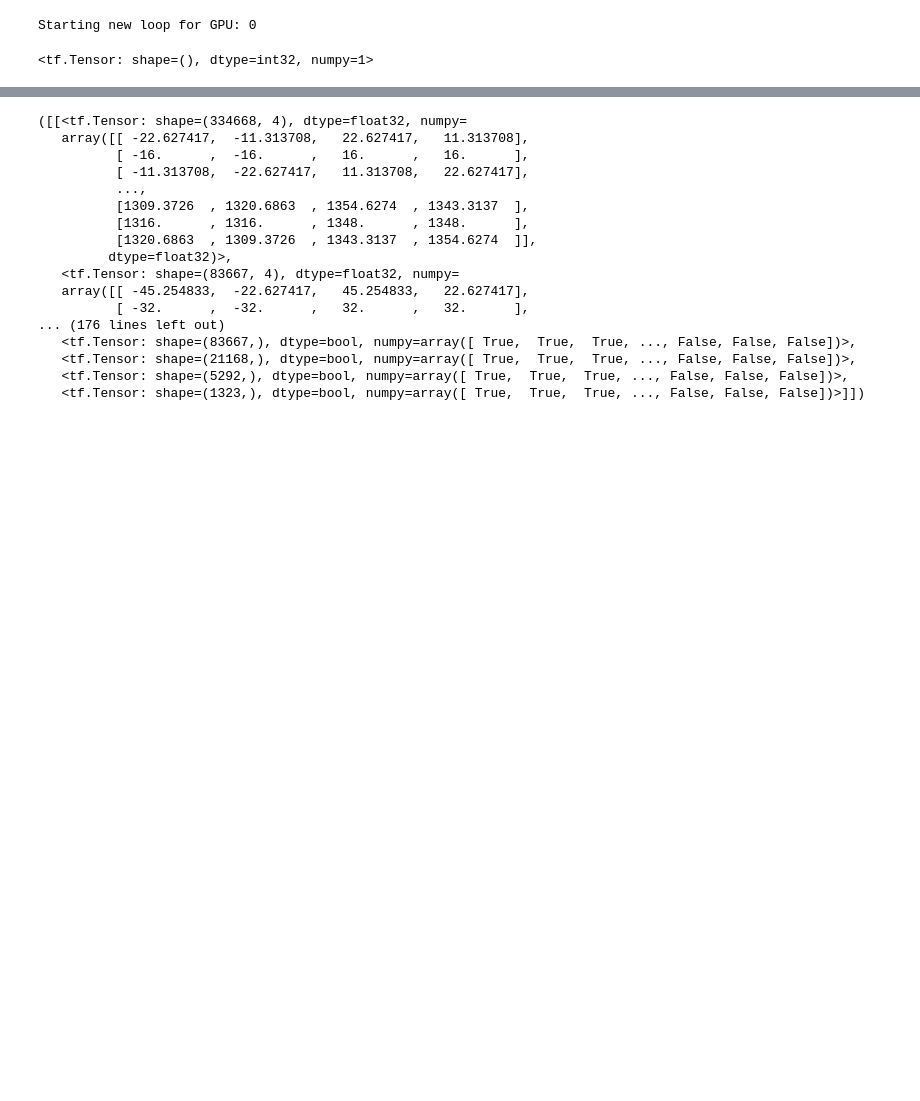
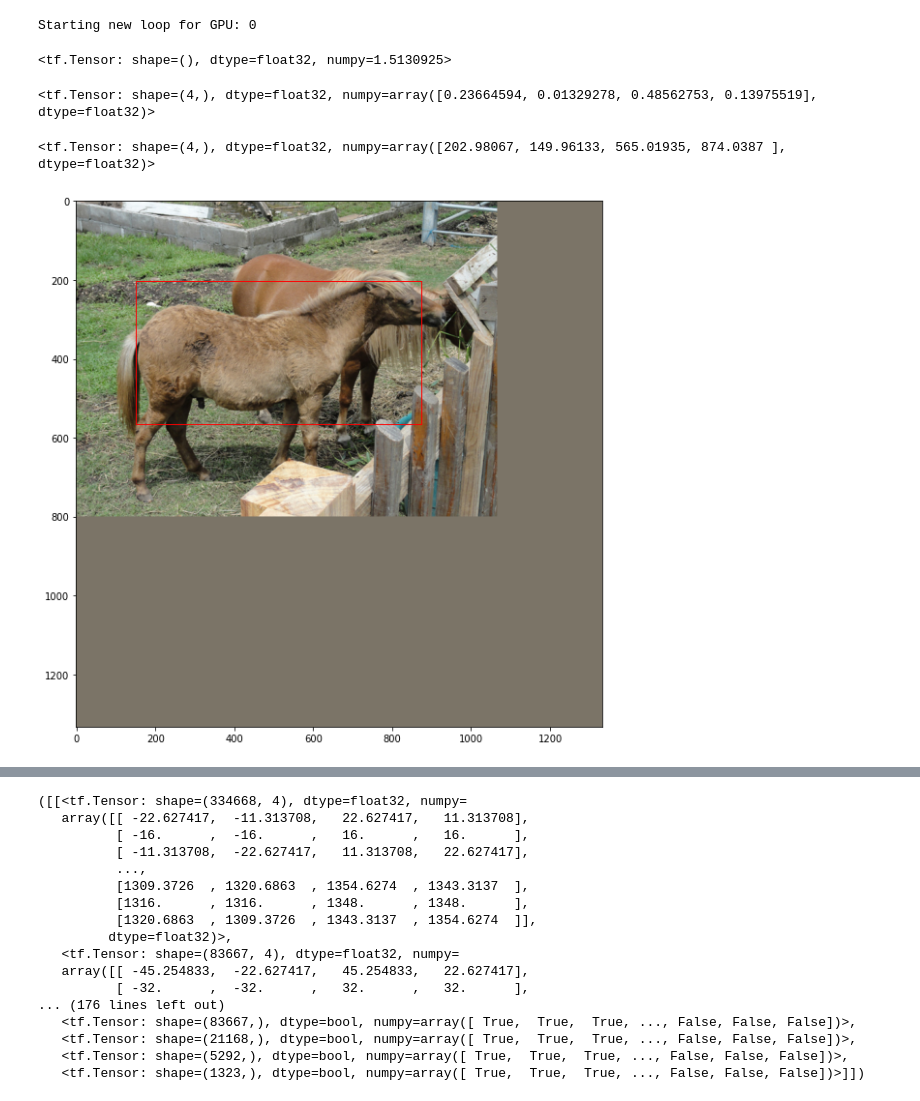
Before and after one commit to johnbensnyder/deep-learning-models, a Jupyter notebook: models/vision/detection/notebooks/debugging.ipynb, the cells around one changed output, grey strips where cells are left out. Cells and saved outputs as stored; diff of their text form; code cells hidden in the pictures; blank space fills up the shorter version.

```diff
--- a/models/vision/detection/notebooks/debugging.ipynb
+++ b/models/vision/detection/notebooks/debugging.ipynb
@@ -75,2 +142,6 @@ backbone.layers[0].load_weights(cfg.model.backbone.weights_path)
+# %%
+train_step((imgs, img_metas, gt_bboxes, gt_labels))
+# %% [output]
+<tf.Tensor: shape=(), dtype=float32, numpy=1.5130925>
 # %%
 from tqdm.notebook import tqdm
@@ -88,3 +147,0 @@ rpn_class_logits, rpn_probs, rpn_deltas = forward(imgs)
-# %%
-feature_maps_sizes = [tf.shape(i)[1:3] for i in rpn_class_logits]
-anchors, valid_flags = rpn_head.get_anchors(feature_maps_sizes, img_metas)
@@ -91,3 +155,12 @@ anchors, valid_flags = rpn_head.get_anchors(feature_maps_sizes, img_metas)
+# %%
+all_bbox_targets[0][inds_list[0][0]]
+# %% [output]
+<tf.Tensor: shape=(4,), dtype=float32, numpy=array([0.23664594, 0.01329278, 0.48562753, 0.13975519], dtype=float32)>
+# %%
+tf.concat(anchors[0], axis=0)[inds_list[0][0]]
+# %% [output]
+<tf.Tensor: shape=(4,), dtype=float32, numpy=array([202.98067, 149.96133, 565.01935, 874.0387 ], dtype=float32)>
 # %%
-flat_anchors = tf.concat(anchors[0], axis=0)
-flat_flags = tf.concat(valid_flags[0], axis=0)
+show_box(imgs[0], tf.concat(anchors[0], axis=0)[inds_list[0][0]])
+# %% [output]
+[figure, added]
@@ -213,7 +166,0 @@ num_gts, gt_inds, max_overlaps, labels = _get_targets_single(flat_anchors,
-# %%
-pos_inds = tf.squeeze(tf.where(gt_inds > 0))
-if tf.rank(pos_inds)<1:
-    pos_inds = tf.expand_dims(pos_inds, axis=0)
-tf.shape(pos_inds)[0]
-# %% [output]
-<tf.Tensor: shape=(), dtype=int32, numpy=1>
```
Also changed, not shown: parts of 34 cells of this notebook, 8 other files.
